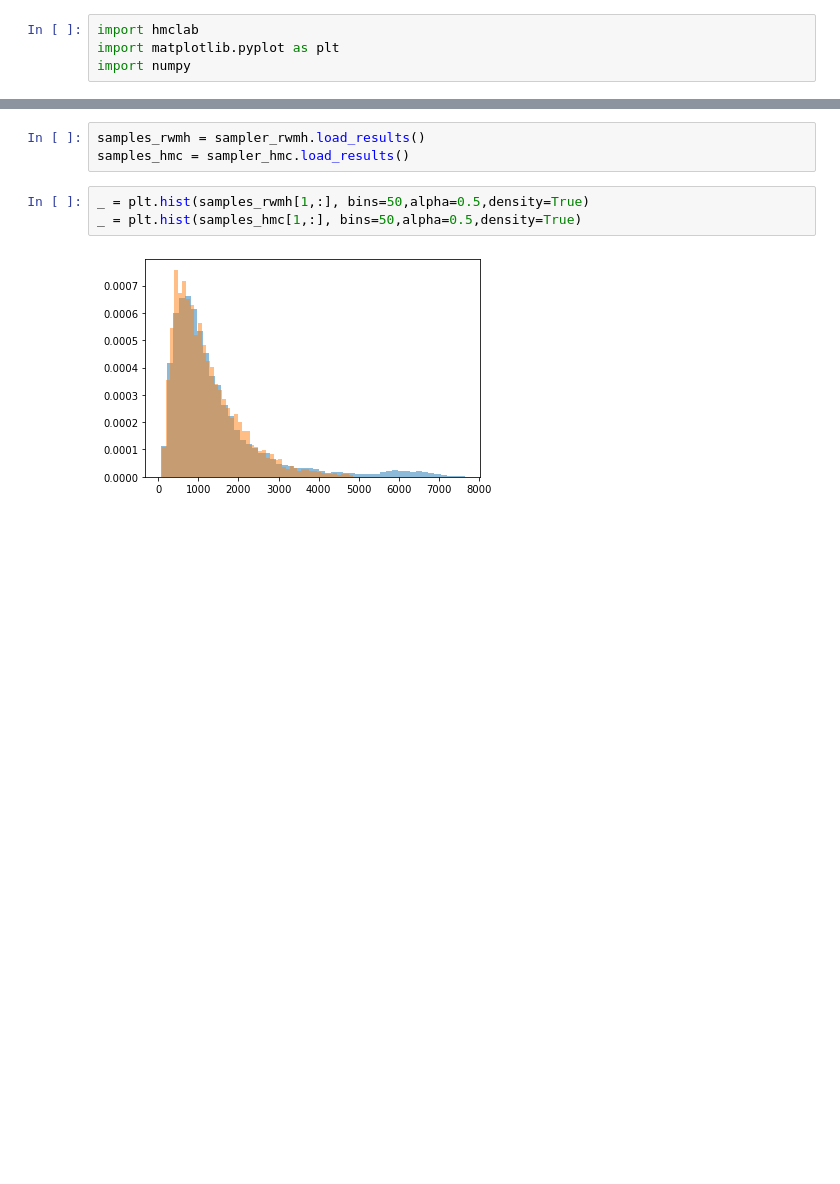
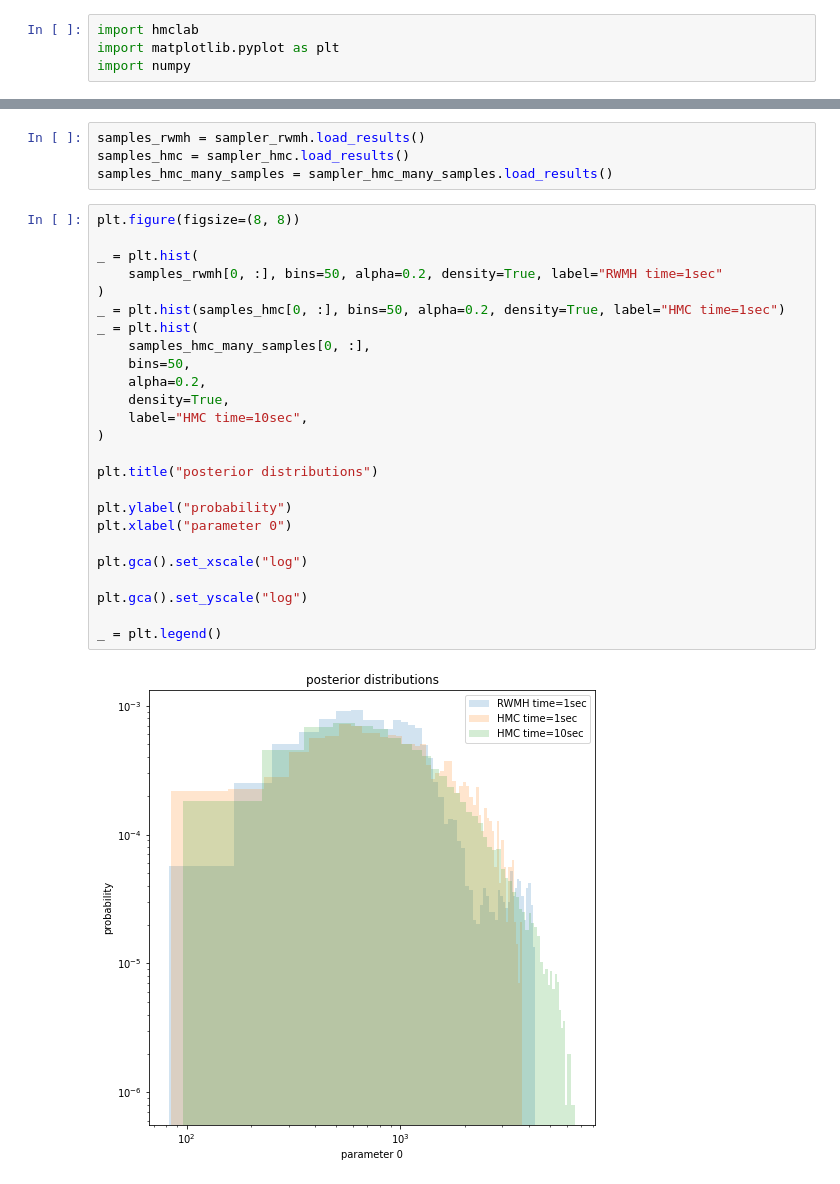
Before and after one commit to larsgeb/hmclab, a Jupyter notebook: notebooks/tutorials/5 - Transforming parameters.ipynb, the cells around one changed output, grey strips where cells are left out. Saved outputs shown, nothing was run; the diff lists cells and outputs as text; blank space fills up the shorter version.

```diff
--- a/notebooks/tutorials/5 - Transforming parameters.ipynb
+++ b/notebooks/tutorials/5 - Transforming parameters.ipynb
@@ -75,9 +99,32 @@ Tab(children=(HBox(children=(VBox(children=(Label(value='local start time (not t
 # %%
 samples_rwmh = sampler_rwmh.load_results()
 samples_hmc = sampler_hmc.load_results()
+samples_hmc_many_samples = sampler_hmc_many_samples.load_results()
-# %%
-_ = plt.hist(samples_rwmh[1,:], bins=50,alpha=0.5,density=True)
-_ = plt.hist(samples_hmc[1,:], bins=50,alpha=0.5,density=True)
-# %% [output]
-[figure, removed]
+# %%
+plt.figure(figsize=(8, 8))
+
+_ = plt.hist(
+    samples_rwmh[0, :], bins=50, alpha=0.2, density=True, label="RWMH time=1sec"
+)
+_ = plt.hist(samples_hmc[0, :], bins=50, alpha=0.2, density=True, label="HMC time=1sec")
+_ = plt.hist(
+    samples_hmc_many_samples[0, :],
+    bins=50,
+    alpha=0.2,
+    density=True,
+    label="HMC time=10sec",
+)
+
+plt.title("posterior distributions")
+
+plt.ylabel("probability")
+plt.xlabel("parameter 0")
+
+plt.gca().set_xscale("log")
+
+plt.gca().set_yscale("log")
+
+_ = plt.legend()
+# %% [output]
+[figure, added]
 # %%
```
Also changed, not shown: parts of 11 cells of this notebook, 11 other files.
